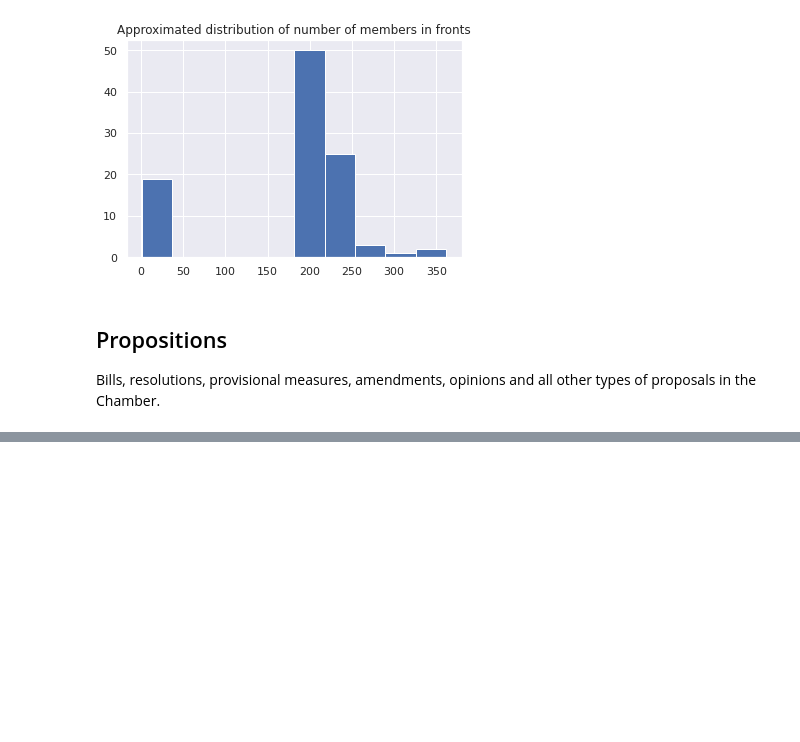
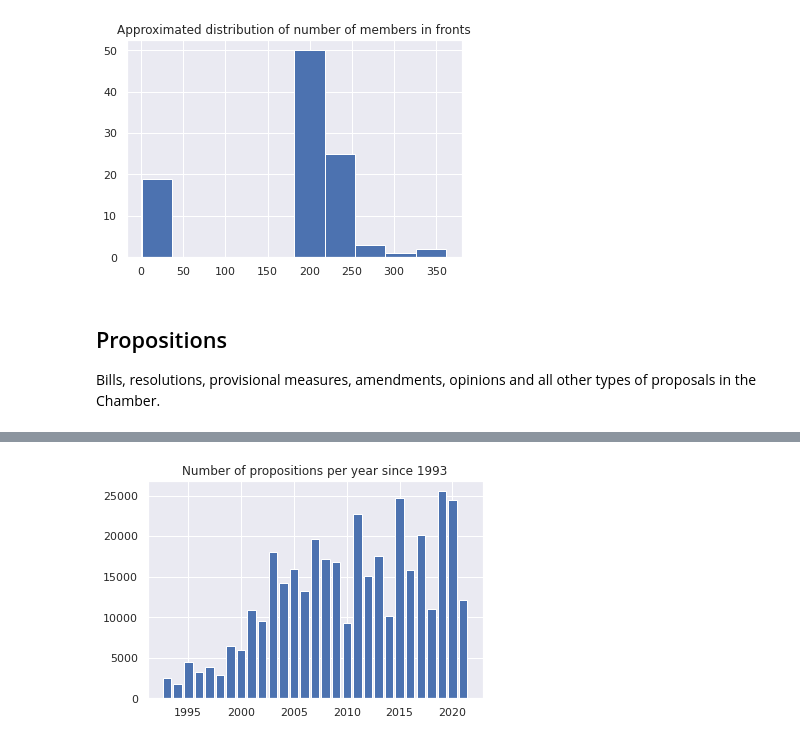
Before and after one commit to lucasmoschen/project-network-science, a Jupyter notebook: notebooks/data_exploration.ipynb, the cells around one changed output, grey strips where cells are left out. Saved outputs shown, nothing was run; the diff lists cells and outputs as text; code cells hidden in the pictures; blank space fills up the shorter version.

Commit message:
Added propositions per year

```diff
--- a/notebooks/data_exploration.ipynb
+++ b/notebooks/data_exploration.ipynb
@@ -289,4 +289,27 @@ plt.show()
 
 Bills, resolutions, provisional measures, amendments, opinions and all other types of proposals in the Chamber.
 # %%
-prop = camara.lista_proposicoes(ano=2021, itens=1000, pagina=2)
+number_props = []
+
+for year in tqdm.tqdm(range(1993,2022)):
+
+    while True:
+        try:
+            text = requests.get(api+"proposicoes?ano={}&itens=100".format(year))
+            break
+        except:
+            time.sleep(10)
+
+    pagina = text.json()['links'][-1]['href'].find('pagina=')
+    itens = text.json()['links'][-1]['href'].find('&itens=')
+
+    last_page = int(text.json()['links'][-1]['href'][pagina+7:itens])
+
+    while True:
+        try:
+            prop = camara.lista_proposicoes(ano=year, itens=100, pagina=last_page)
+            break
+        except:
+            time.sleep(10)
+
+    number_props.append((last_page-1)*100+prop.shape[0])
@@ -308,0 +316,6 @@ prop
+# %%
+plt.bar(range(1993,2022), number_props)
+plt.title('Number of propositions per year since 1993')
+plt.show()
+# %% [output]
+[figure, added]
```
Also changed, not shown: parts of 1 cell of this notebook.
